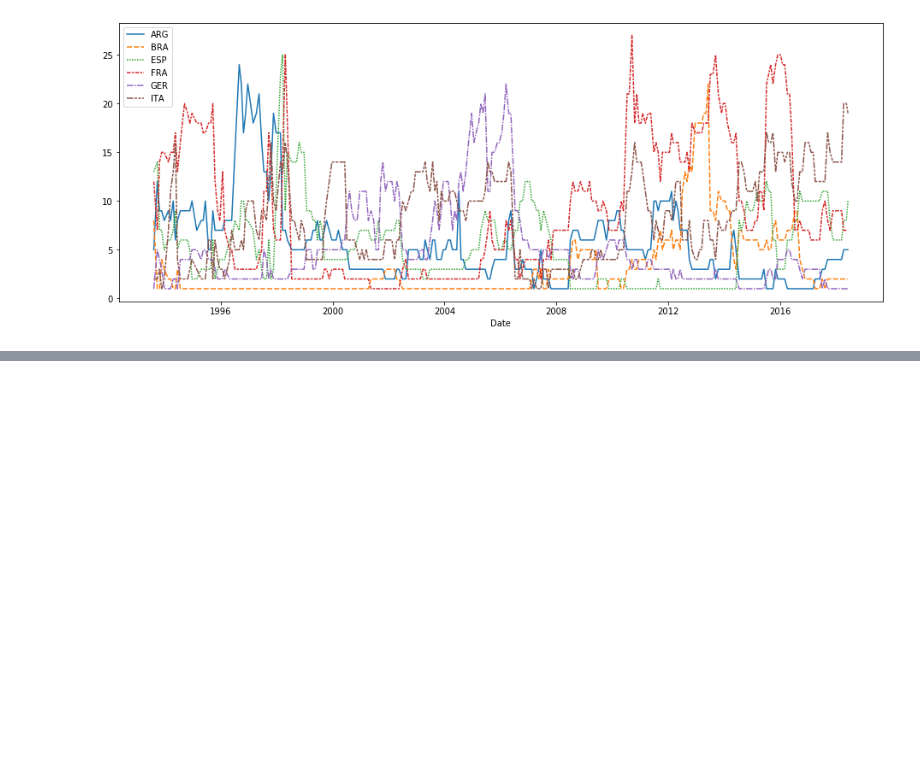
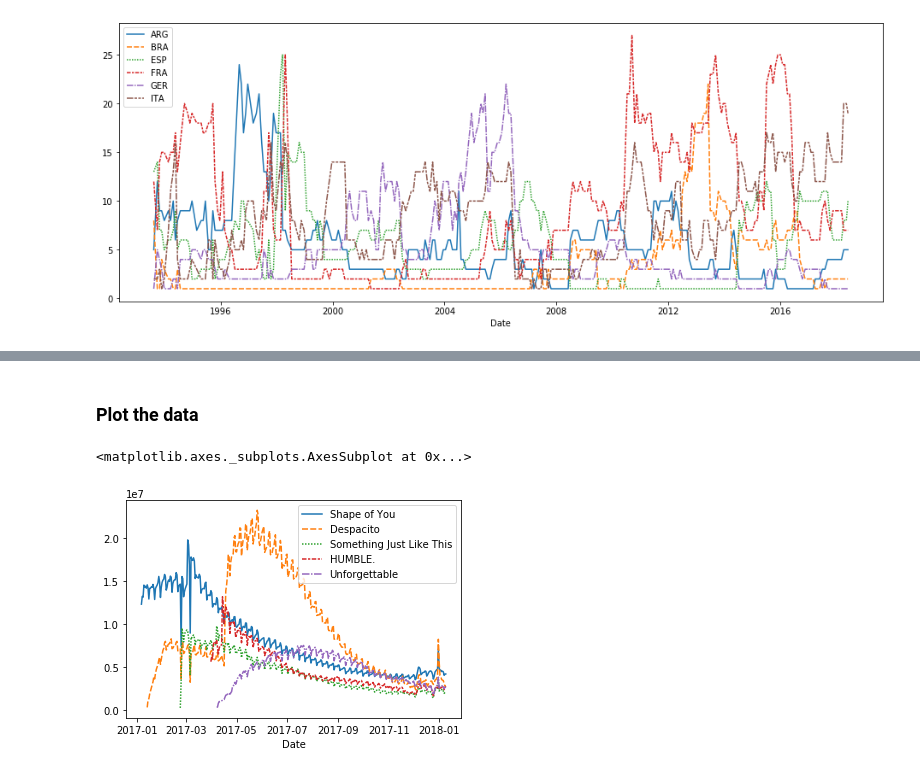
Before and after one commit to Shahid1993/python-learning-notebooks, a Jupyter notebook: Data_Visualization.ipynb, the cells around one changed output, grey strips where cells are left out. Saved outputs shown, nothing was run; the diff lists cells and outputs as text; code cells hidden in the pictures; blank space fills up the shorter version.

Commit message:
Line Charts

```diff
--- a/Data_Visualization.ipynb
+++ b/Data_Visualization.ipynb
@@ -47,0 +52,4 @@ sns.lineplot(data=fifa_data)
+# %%
+spotify_filepath = "./data/spotify.csv"
+
+spotify_data = pd.read_csv(spotify_filepath, index_col="Date", parse_dates=True)
@@ -47,0 +76,8 @@ sns.lineplot(data=fifa_data)
+# %% [markdown]
+### Plot the data
+# %%
+# Line chart showing daily global streams of each song
+sns.lineplot(data=spotify_data)
+# %% [output]
+<matplotlib.axes._subplots.AxesSubplot at 0x...>
+[figure, added]
```
Also changed, not shown: parts of 9 cells of this notebook, 1 other file.
